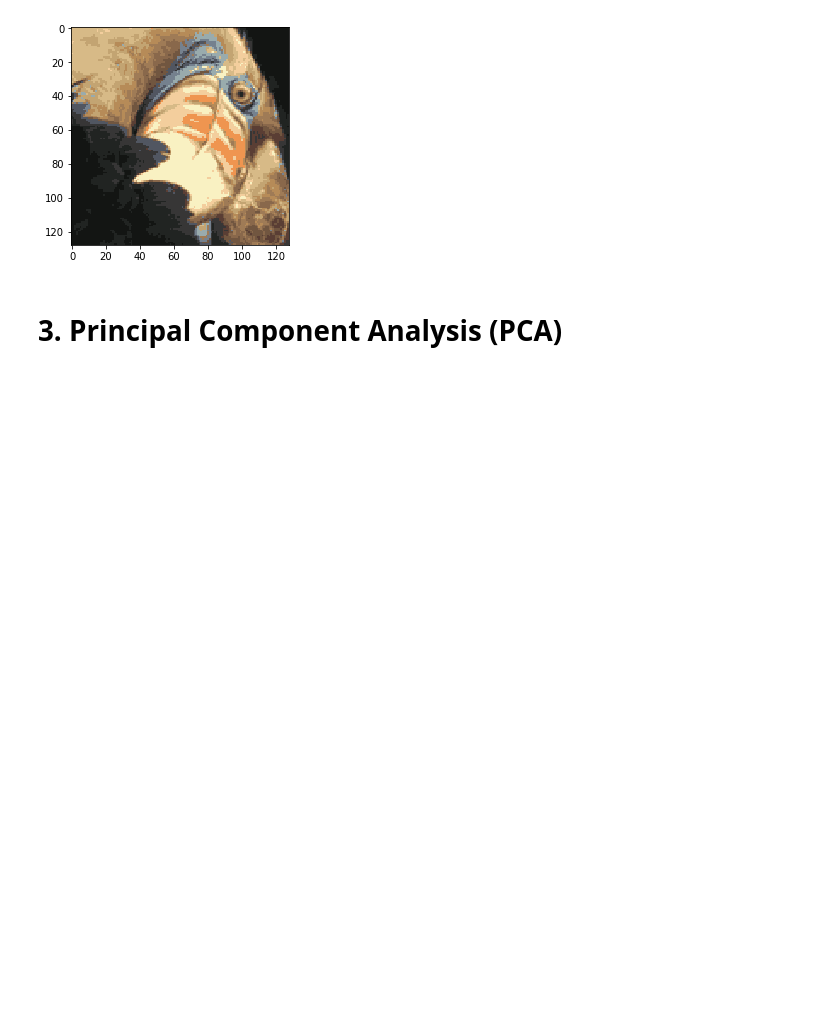
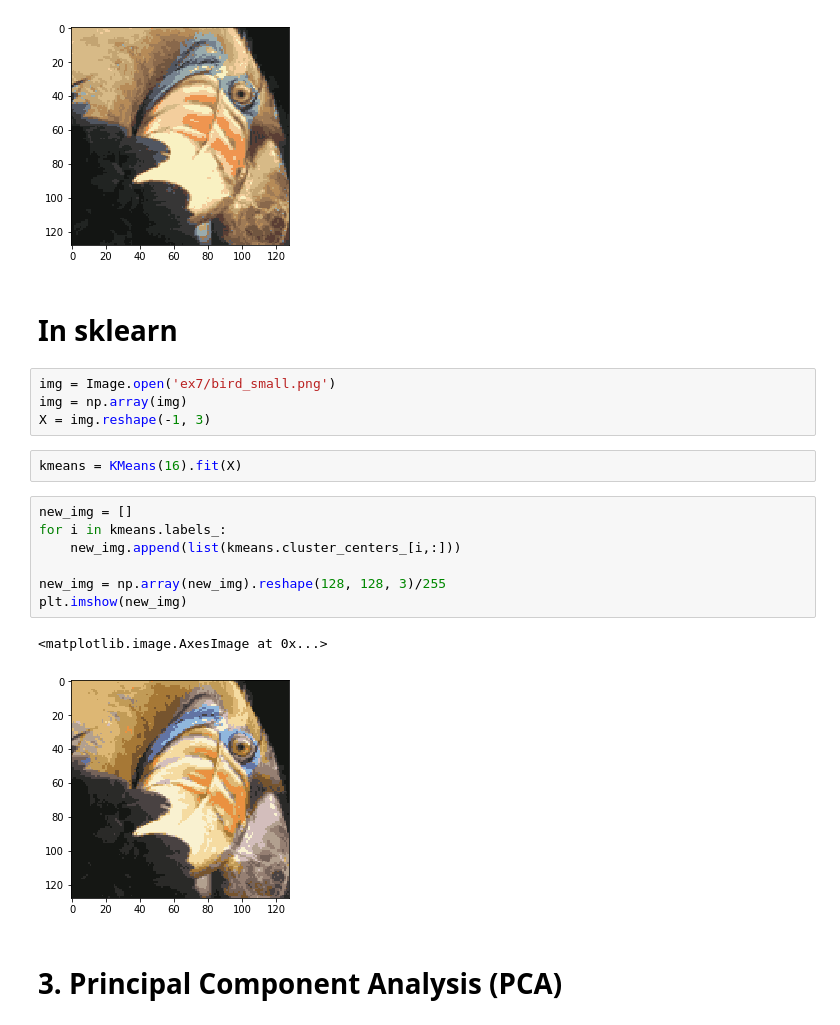
Before and after one commit to gakkiri/ML, a Jupyter notebook: machine-learning-ex7/K-means and PCA.ipynb, the cells around one changed output. Cells and saved outputs as stored; diff of their text form; blank space fills up the shorter version.

```diff
--- a/machine-learning-ex7/K-means and PCA.ipynb
+++ b/machine-learning-ex7/K-means and PCA.ipynb
@@ -182,6 +193,24 @@ plt.imshow(img)
 # %% [output]
 <matplotlib.image.AxesImage at 0x...>
 [figure]
+# %% [markdown]
+# In sklearn
+# %%
+img = Image.open('ex7/bird_small.png')
+img = np.array(img)
+X = img.reshape(-1, 3)
+# %%
+kmeans = KMeans(16).fit(X)
+# %%
+new_img = []
+for i in kmeans.labels_:
+    new_img.append(list(kmeans.cluster_centers_[i,:]))
+
+new_img = np.array(new_img).reshape(128, 128, 3)/255
+plt.imshow(new_img)
+# %% [output]
+<matplotlib.image.AxesImage at 0x...>
+[figure, added]
 # %% [markdown]
 # 3. Principal Component Analysis (PCA)
 # %%
```
Also changed, not shown: parts of 12 cells of this notebook.
